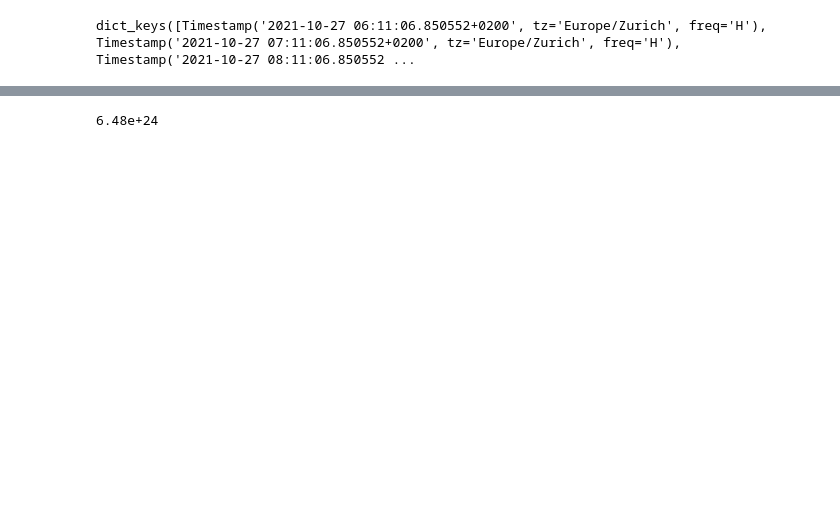
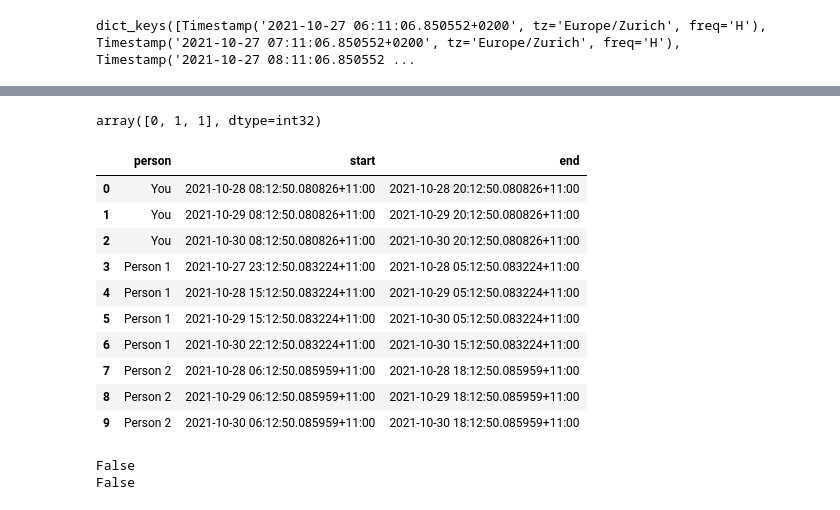
Before and after one commit to alecsharpie/wakematch, a Jupyter notebook: notebooks/graph_exploration.ipynb, the cells around one changed output, grey strips where cells are left out. Drawn from its saved outputs; the diff is of its cells as text; code cells hidden in the pictures; blank space fills up the shorter version.

```diff
--- a/notebooks/graph_exploration.ipynb
+++ b/notebooks/graph_exploration.ipynb
@@ -357,7 +413,3 @@ array([[1635396510552036000],
 # explain timeslots in words and on graph
 # %%
 from sklearn.cluster import KMeans
-# %%
-KMeans(n_clusters = 2).fit(X).inertia_
-# %% [output]
-6.48e+24
@@ -363,0 +418,29 @@ KMeans(n_clusters = 2).fit(X).inertia_
+# %%
+kmeans.predict(X)
+# %% [output]
+array([0, 1, 1], dtype=int32)
+# %%
+df
+# %% [output]
+|  | person | start | end |
+| 0 | You | 2021-10-28 08:12:50.080826+11:00 | 2021-10-28 20:12:50.080826+11:00 |
+| 1 | You | 2021-10-29 08:12:50.080826+11:00 | 2021-10-29 20:12:50.080826+11:00 |
+| 2 | You | 2021-10-30 08:12:50.080826+11:00 | 2021-10-30 20:12:50.080826+11:00 |
+| 3 | Person 1 | 2021-10-27 23:12:50.083224+11:00 | 2021-10-28 05:12:50.083224+11:00 |
+| 4 | Person 1 | 2021-10-28 15:12:50.083224+11:00 | 2021-10-29 05:12:50.083224+11:00 |
+| 5 | Person 1 | 2021-10-29 15:12:50.083224+11:00 | 2021-10-30 05:12:50.083224+11:00 |
+| 6 | Person 1 | 2021-10-30 22:12:50.083224+11:00 | 2021-10-30 15:12:50.083224+11:00 |
+| 7 | Person 2 | 2021-10-28 06:12:50.085959+11:00 | 2021-10-28 18:12:50.085959+11:00 |
+| 8 | Person 2 | 2021-10-29 06:12:50.085959+11:00 | 2021-10-29 18:12:50.085959+11:00 |
+| 9 | Person 2 | 2021-10-30 06:12:50.085959+11:00 | 2021-10-30 18:12:50.085959+11:00 |
+# %%
+x = [match for match in find_match(df, 'Australia/Victoria')]
+
+#x.append(1635496819487691000)
+
+timeslots_list = []
+for i in range(len(x)-1):
+    print(x[i+1] - x[i] > np.timedelta64(1, 'h'))
+# %% [output]
+False
+False
```
Also changed, not shown: parts of 26 cells of this notebook.
